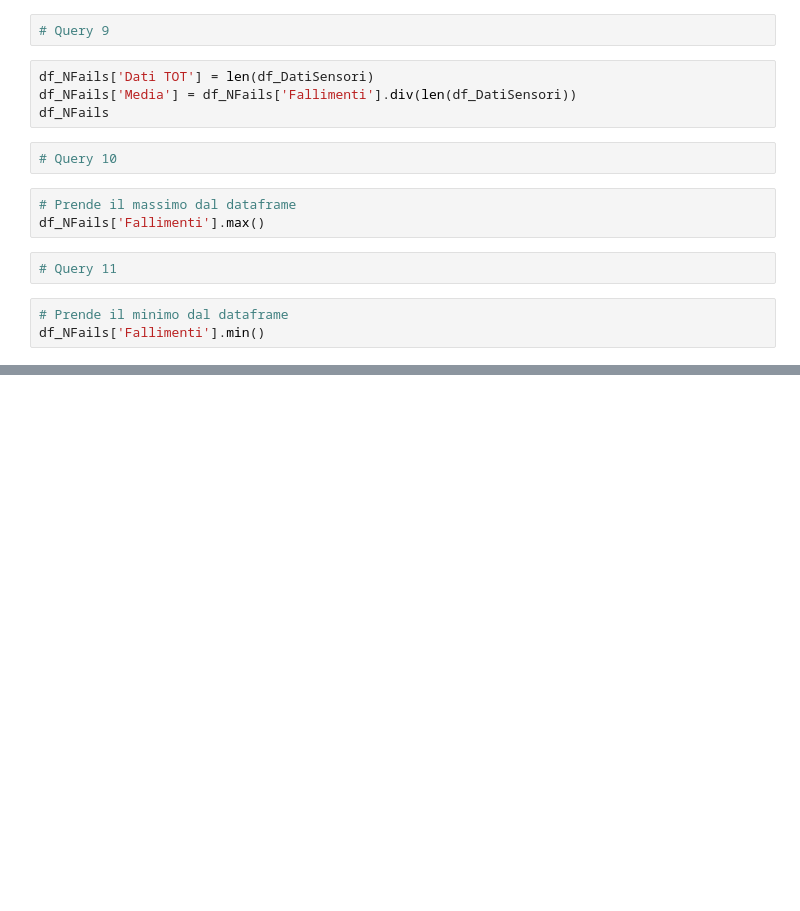
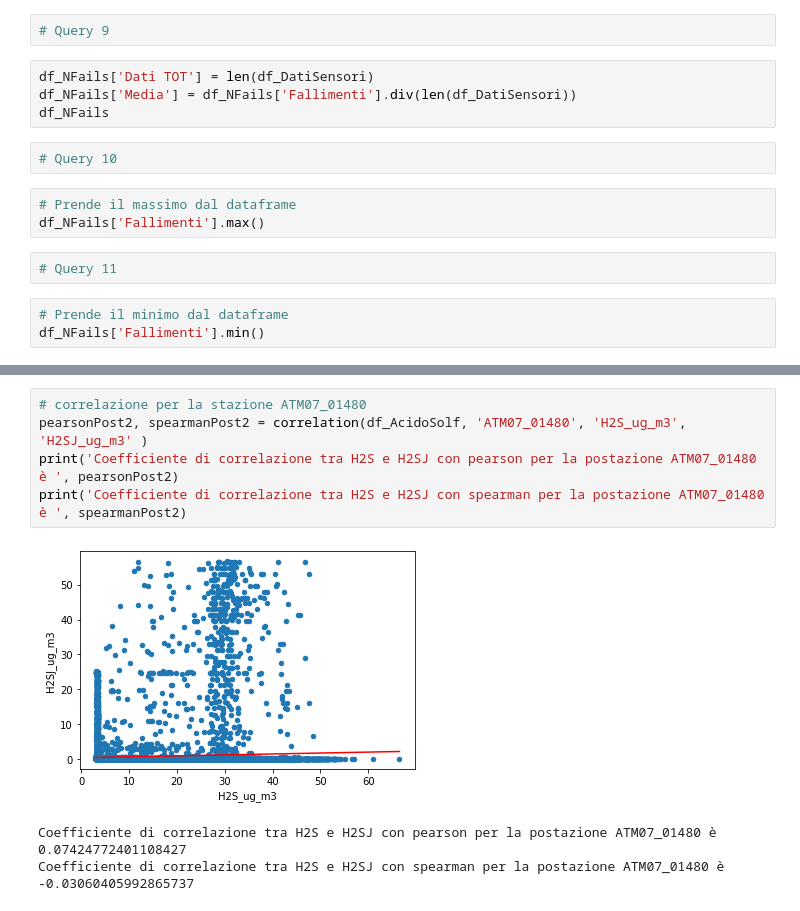
Before and after one commit to CH4nt014/Big-Data-project, a Jupyter notebook: ElaborazioneDati.ipynb, the cells around one changed output, grey strips where cells are left out. Drawn from its saved outputs; the diff is of its cells as text; blank space fills up the shorter version.

```diff
--- a/ElaborazioneDati.ipynb
+++ b/ElaborazioneDati.ipynb
@@ -295,0 +462,9 @@ df_NFails['Fallimenti'].min()
+# %%
+# correlazione per la stazione ATM07_01480
+pearsonPost2, spearmanPost2 = correlation(df_AcidoSolf, 'ATM07_01480', 'H2S_ug_m3', 'H2SJ_ug_m3' )
+print('Coefficiente di correlazione tra H2S e H2SJ con pearson per la postazione ATM07_01480 è ', pearsonPost2)
+print('Coefficiente di correlazione tra H2S e H2SJ con spearman per la postazione ATM07_01480 è ', spearmanPost2)
+# %% [output]
+[figure, added]
+Coefficiente di correlazione tra H2S e H2SJ con pearson per la postazione ATM07_01480 è  0.07424772401108427
+Coefficiente di correlazione tra H2S e H2SJ con spearman per la postazione ATM07_01480 è  -0.03060405992865737
```
Also changed, not shown: parts of 80 cells of this notebook.
